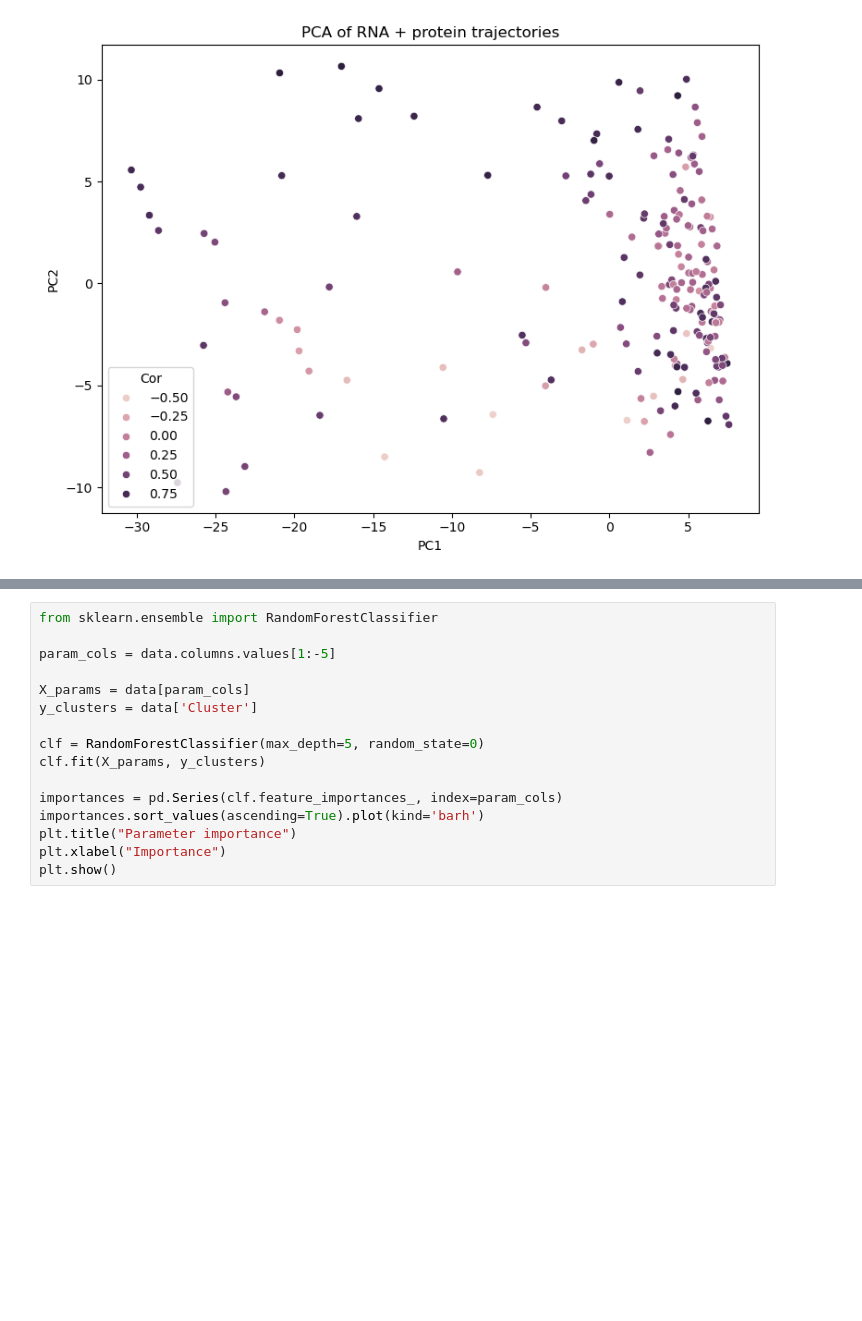
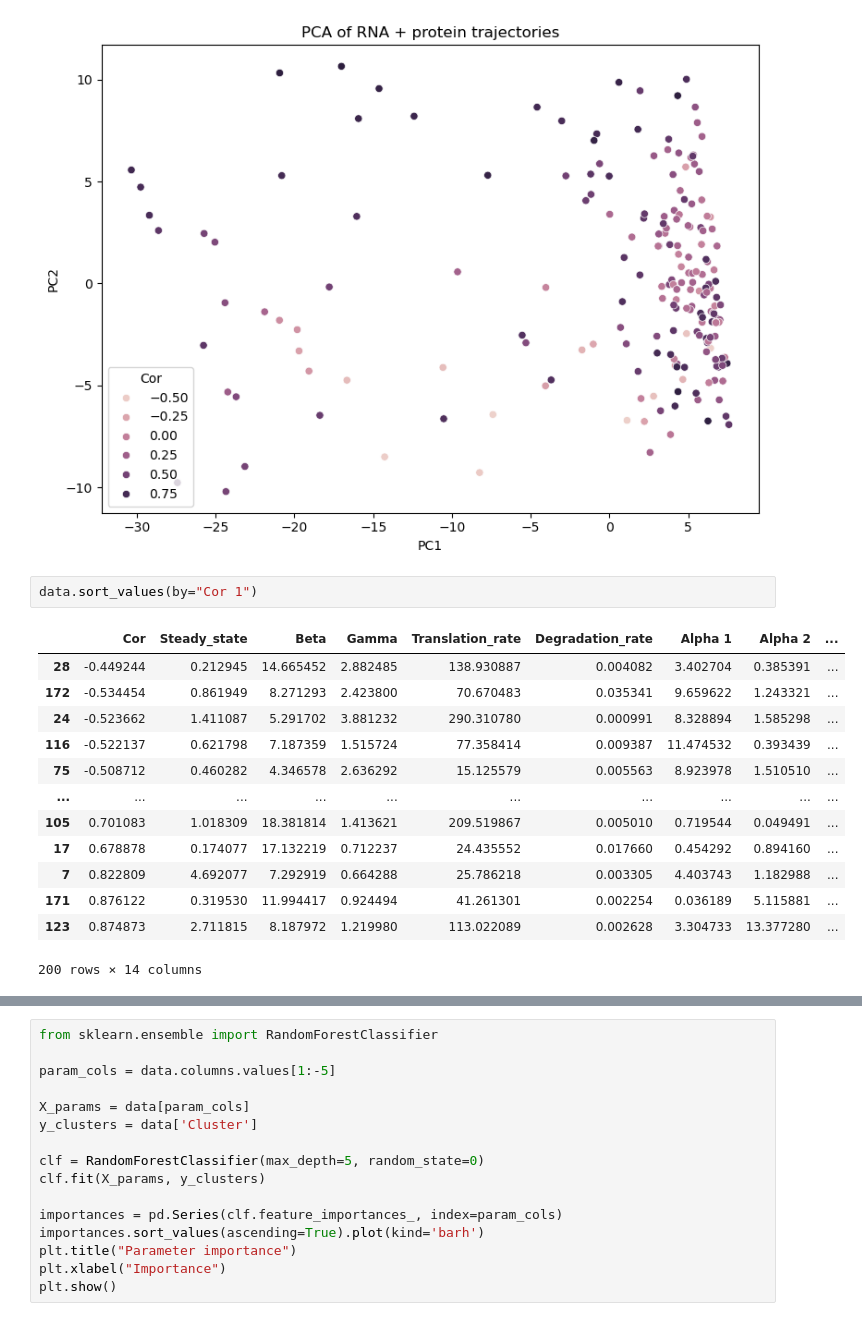
Before and after one commit to reliscu/chronocell_simulations, a Jupyter notebook: simulate_data.ipynb, the cells around one changed output, grey strips where cells are left out. Cells and saved outputs as stored; diff of their text form; blank space fills up the shorter version.

```diff
--- a/simulate_data.ipynb
+++ b/simulate_data.ipynb
@@ -288,4 +288,20 @@ plt.show()
 #     plt.show()
 # %% [output]
 [figure]
+# %%
+data.sort_values(by="Cor 1")
+# %% [output]
+|  | Cor | Steady_state | Beta | Gamma | Translation_rate | Degradation_rate | Alpha 1 | Alpha 2 | ... |
+| 28 | -0.449244 | 0.212945 | 14.665452 | 2.882485 | 138.930887 | 0.004082 | 3.402704 | 0.385391 | ... |
+| 172 | -0.534454 | 0.861949 | 8.271293 | 2.423800 | 70.670483 | 0.035341 | 9.659622 | 1.243321 | ... |
+| 24 | -0.523662 | 1.411087 | 5.291702 | 3.881232 | 290.310780 | 0.000991 | 8.328894 | 1.585298 | ... |
+| 116 | -0.522137 | 0.621798 | 7.187359 | 1.515724 | 77.358414 | 0.009387 | 11.474532 | 0.393439 | ... |
+| 75 | -0.508712 | 0.460282 | 4.346578 | 2.636292 | 15.125579 | 0.005563 | 8.923978 | 1.510510 | ... |
+| ... | ... | ... | ... | ... | ... | ... | ... | ... | ... |
+| 105 | 0.701083 | 1.018309 | 18.381814 | 1.413621 | 209.519867 | 0.005010 | 0.719544 | 0.049491 | ... |
+| 17 | 0.678878 | 0.174077 | 17.132219 | 0.712237 | 24.435552 | 0.017660 | 0.454292 | 0.894160 | ... |
+| 7 | 0.822809 | 4.692077 | 7.292919 | 0.664288 | 25.786218 | 0.003305 | 4.403743 | 1.182988 | ... |
+| 171 | 0.876122 | 0.319530 | 11.994417 | 0.924494 | 41.261301 | 0.002254 | 0.036189 | 5.115881 | ... |
+| 123 | 0.874873 | 2.711815 | 8.187972 | 1.219980 | 113.022089 | 0.002628 | 3.304733 | 13.377280 | ... |
+200 rows × 14 columns
 # %%
```
Also changed, not shown: parts of 3 cells of this notebook.
